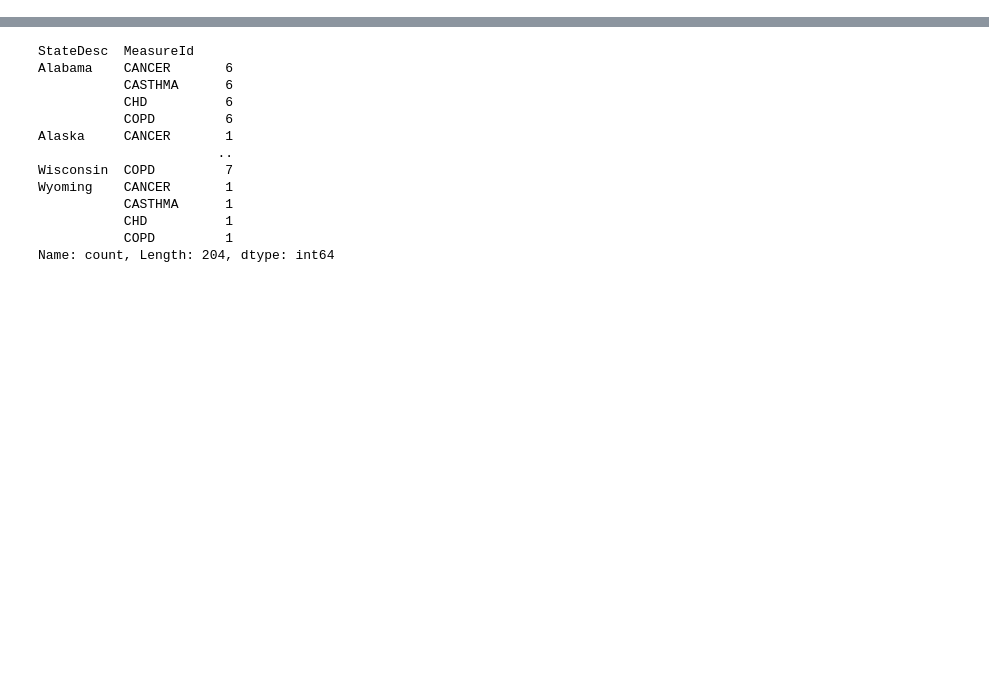
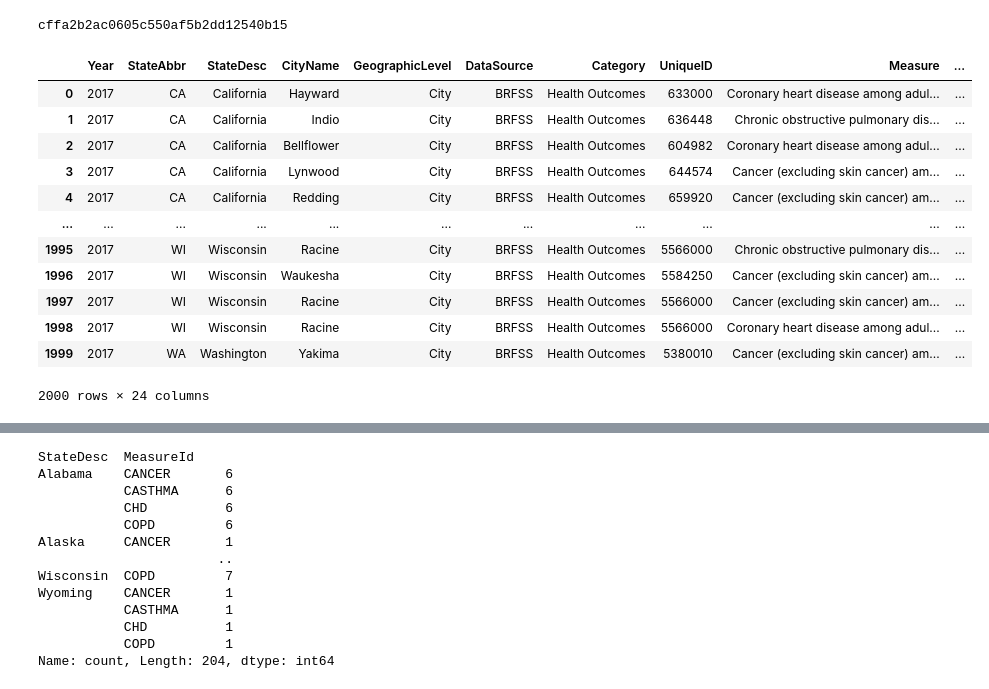
Before and after one commit to paulettepetracco/air-pollution-project-nw, a Jupyter notebook: notebooks/500-Cities.ipynb, the cells around one changed output, grey strips where cells are left out. Drawn from its saved outputs; the diff is of its cells as text; code cells hidden in the pictures; blank space fills up the shorter version.

```diff
--- a/notebooks/500-Cities.ipynb
+++ b/notebooks/500-Cities.ipynb
@@ -8,12 +8,39 @@ import time
 from scipy.stats import linregress
 from ydata_profiling import ProfileReport
 from pathlib import Path
+
+
+# Import the OpenWeatherMap API key
+from api_keys import airpollution_api_key
+
+
+# Import citipy to determine the cities based on latitude and longitude
+from citipy import citipy
+
+airpollution_api_key = airpollution_api_key or "YOUR_API_KEY"
+print(airpollution_api_key)
+# %% [output]
+cffa2b2ac0605c550af5b2dd12540b15
 # %%
 # Load the CSV file into a Pandas DataFrame
 city_health = pd.read_csv("../Resources/CDC_500_City_Health.csv")
 
 # Display the data table for preview
-city_health.head()
+city_health
+# %% [output]
+|  | Year | StateAbbr | StateDesc | CityName | GeographicLevel | DataSource | Category | UniqueID | Measure | ... |
+| 0 | 2017 | CA | California | Hayward | City | BRFSS | Health Outcomes | 633000 | Coronary heart disease among adul... | ... |
+| 1 | 2017 | CA | California | Indio | City | BRFSS | Health Outcomes | 636448 | Chronic obstructive pulmonary dis... | ... |
+| 2 | 2017 | CA | California | Bellflower | City | BRFSS | Health Outcomes | 604982 | Coronary heart disease among adul... | ... |
+| 3 | 2017 | CA | California | Lynwood | City | BRFSS | Health Outcomes | 644574 | Cancer (excluding skin cancer) am... | ... |
+| 4 | 2017 | CA | California | Redding | City | BRFSS | Health Outcomes | 659920 | Cancer (excluding skin cancer) am... | ... |
+| ... | ... | ... | ... | ... | ... | ... | ... | ... | ... | ... |
+| 1995 | 2017 | WI | Wisconsin | Racine | City | BRFSS | Health Outcomes | 5566000 | Chronic obstructive pulmonary dis... | ... |
+| 1996 | 2017 | WI | Wisconsin | Waukesha | City | BRFSS | Health Outcomes | 5584250 | Cancer (excluding skin cancer) am... | ... |
+| 1997 | 2017 | WI | Wisconsin | Racine | City | BRFSS | Health Outcomes | 5566000 | Cancer (excluding skin cancer) am... | ... |
+| 1998 | 2017 | WI | Wisconsin | Racine | City | BRFSS | Health Outcomes | 5566000 | Coronary heart disease among adul... | ... |
+| 1999 | 2017 | WA | Washington | Yakima | City | BRFSS | Health Outcomes | 5380010 | Cancer (excluding skin cancer) am... | ... |
+2000 rows × 24 columns
 # %%
 # review data types
 city_health.info()
```
Also changed, not shown: parts of 23 cells of this notebook, 4 other files.
